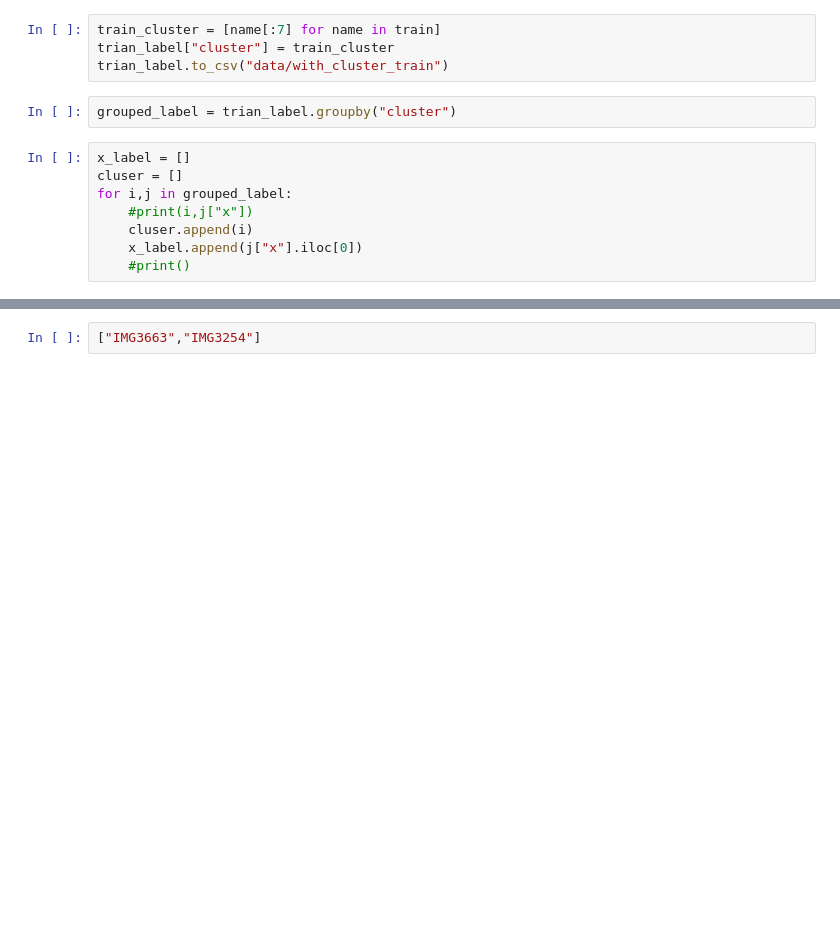
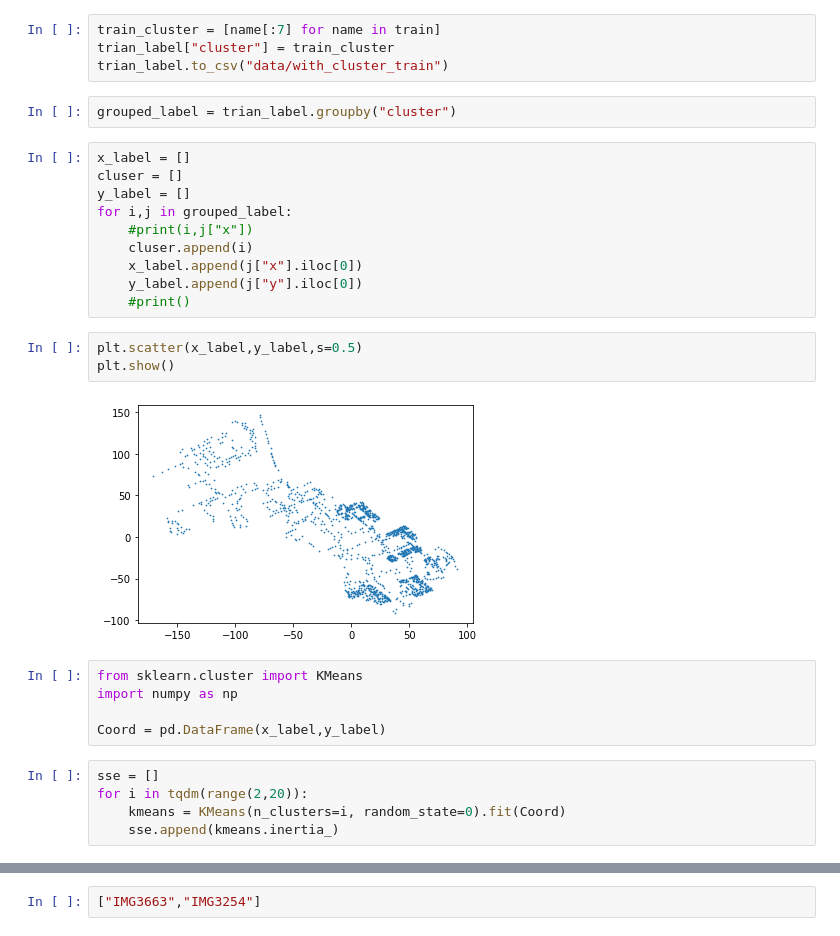
Before and after one commit to echoid/Fine-grained-localisation, a Jupyter notebook: sift.ipynb, the cells around one changed output, grey strips where cells are left out. Saved outputs shown, nothing was run; the diff lists cells and outputs as text; blank space fills up the shorter version.

Commit message:
cluster

```diff
--- a/sift.ipynb
+++ b/sift.ipynb
@@ -64,8 +64,25 @@ grouped_label = trian_label.groupby("cluster")
 # %%
 x_label = []
 cluser = []
+y_label = []
 for i,j in grouped_label:
     #print(i,j["x"])
     cluser.append(i)
     x_label.append(j["x"].iloc[0])
+    y_label.append(j["y"].iloc[0])
     #print()
+# %%
+plt.scatter(x_label,y_label,s=0.5)
+plt.show()
+# %% [output]
+[figure, added]
+# %%
+from sklearn.cluster import KMeans
+import numpy as np
+
+Coord = pd.DataFrame(x_label,y_label)
+# %%
+sse = []
+for i in tqdm(range(2,20)):
+    kmeans = KMeans(n_clusters=i, random_state=0).fit(Coord)
+    sse.append(kmeans.inertia_)
```
Also changed, not shown: parts of 2 cells of this notebook.
